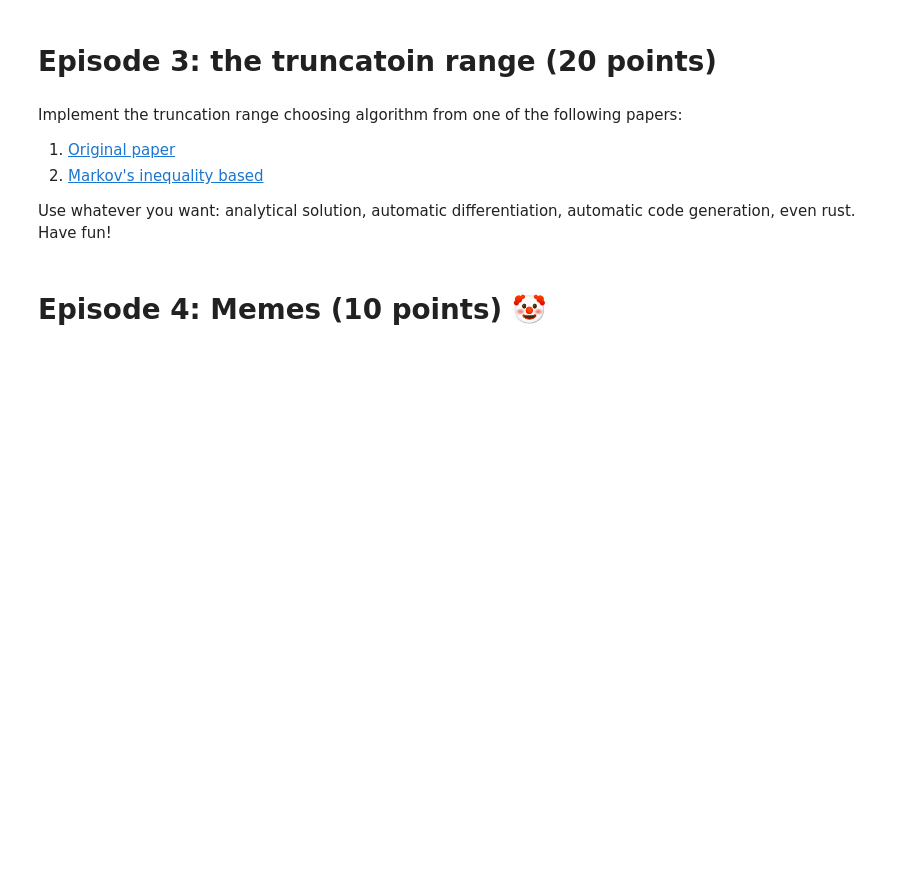
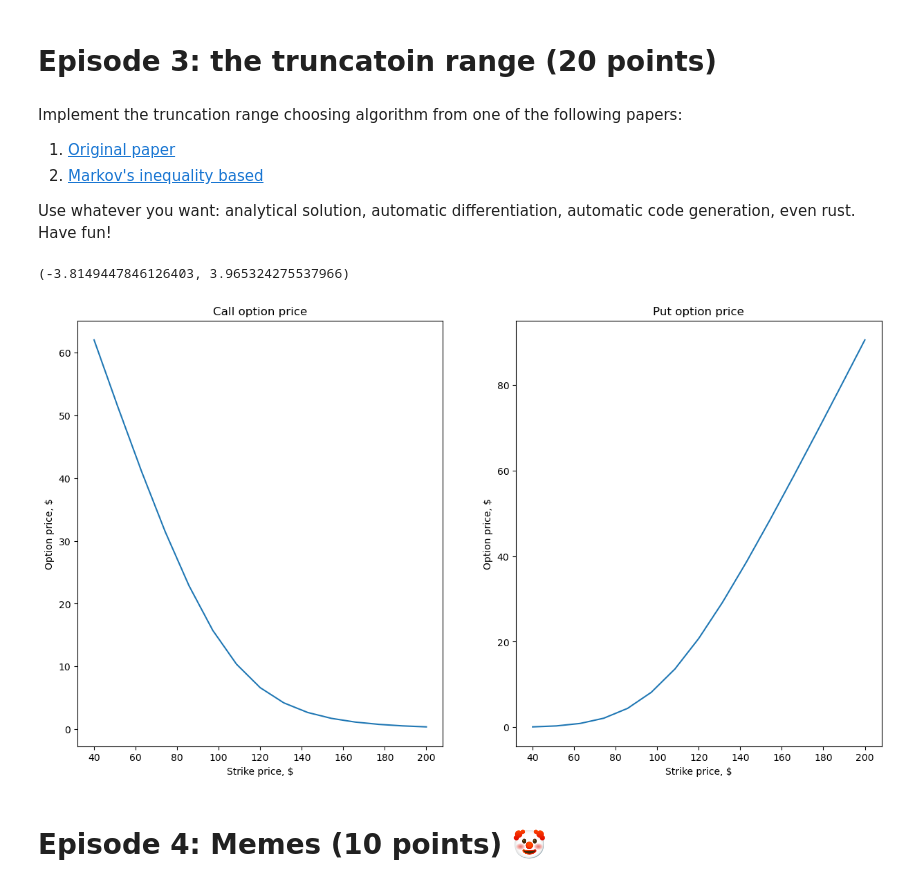
Before and after one commit to Cloda/Homeworks, a Jupyter notebook: vega_stochvola/lab2/CherepakhinIvan_Lab2.ipynb, the cells around one changed output. Drawn from its saved outputs; the diff is of its cells as text; code cells hidden in the pictures; blank space fills up the shorter version.

```diff
--- a/vega_stochvola/lab2/CherepakhinIvan_Lab2.ipynb
+++ b/vega_stochvola/lab2/CherepakhinIvan_Lab2.ipynb
@@ -311,0 +476,12 @@ Have fun!
+# %%
+def truncation_range(params: HestonParams, dt: float):
+    coeff_1, coeff_2 = coeff(params, dt)
+
+    ad = np.real(coeff_1 - 12 * np.sqrt(np.abs(coeff_2)))
+    bd = np.real(coeff_2 + 12 * np.sqrt(np.abs(coeff_2)))
+
+    return ad, bd
+# %%
+truncation_range(params, 1.0)
+# %% [output]
+(-3.8149447846126403, 3.965324275537966)
@@ -312,3 +527,34 @@ Have fun!
+# %%
+strikes = np.linspace(40, 200, 15)
+time = np.array(1.0)
+
+calls = CallStockOption(strike_price=strikes,
+                        expiration_time=time)
+puts = PutStockOption(strike_price=strikes,
+                      expiration_time=time)
+
+ms = MarketState(stock_price=100, interest_rate=0.05)
+
+params = HestonParams(v=0.1, kappa=2, theta=0.1, sigma=0.7, rho=-0.2)
+
+call_price = price(calls, ms, params)
+put_price = price(puts, ms, params)
+# %%
+fig, (ax1, ax2) = plt.subplots(ncols=2, figsize=(15, 8))
+
+ax1.plot(strikes, call_price)
+ax1.set_title('Call option price')
+ax1.set_xlabel('Strike price, $')
+ax1.set_ylabel('Option price, $')
+
+ax2.plot(strikes, put_price)
+ax2.set_title('Put option price')
+ax2.set_xlabel('Strike price, $')
+ax2.set_ylabel('Option price, $')
+
+plt.show()
+# %% [output]
+[figure, added]
 # %% [markdown]
 # Episode 4: Memes (10 points) 🤡
 # %% [markdown]
```
Also changed, not shown: parts of 14 cells of this notebook, 2 other files.
